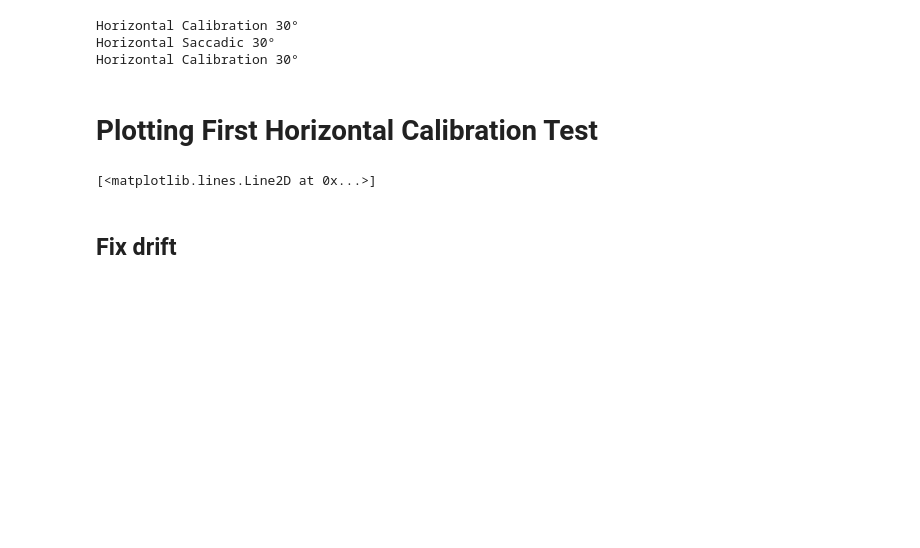
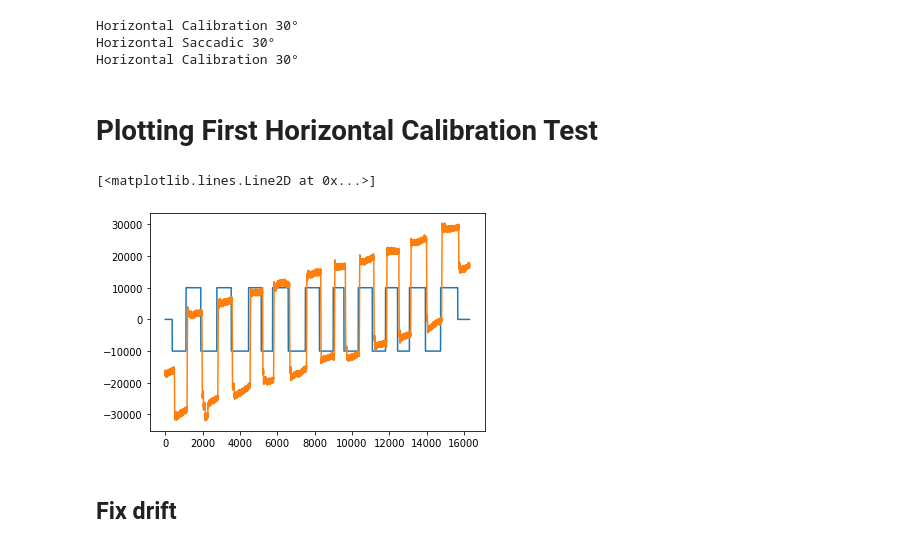
Before and after one commit to idertator/eoglib, a Jupyter notebook: notebooks/SaccRec Recordings.ipynb, the cells around one changed output. Saved outputs shown, nothing was run; the diff lists cells and outputs as text; code cells hidden in the pictures; blank space fills up the shorter version.

```diff
--- a/notebooks/SaccRec Recordings.ipynb
+++ b/notebooks/SaccRec Recordings.ipynb
@@ -24,14 +25,15 @@ Horizontal Calibration 30°
 # %%
 from eoglib.models import Channel
 
 test = study[1]
-stimulus = test._channels[Channel.Stimulus]
+stimulus = test.channels[Channel.Stimulus]
 scaled_stimulus = stimulus * -10000
-horizontal = test._channels[Channel.Horizontal]
+horizontal = test.channels[Channel.Horizontal]
 plot(scaled_stimulus)
 plot(horizontal)
 # %% [output]
 [<matplotlib.lines.Line2D at 0x...>]
+[figure, added]
 # %% [markdown]
 ## Fix drift
 # %%
```
Also changed, not shown: parts of 5 cells of this notebook.
